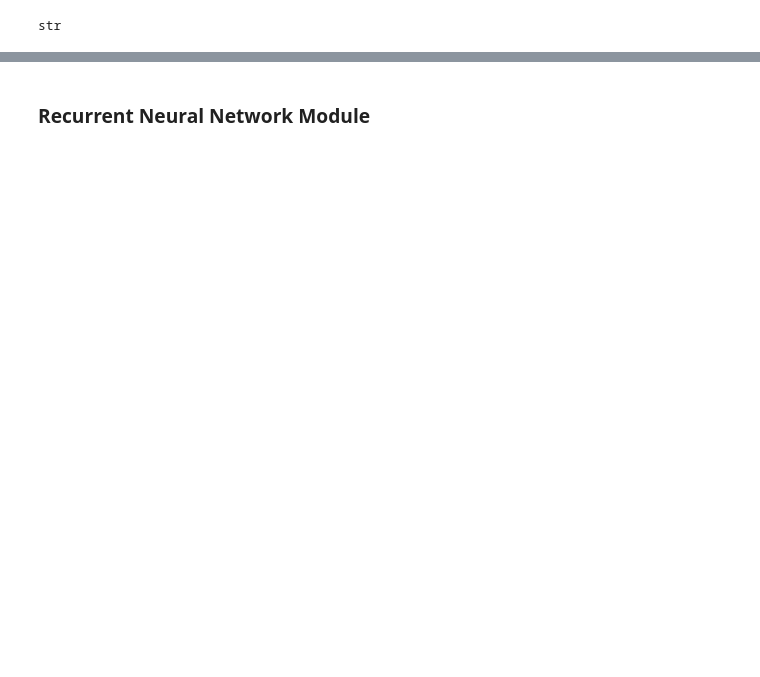
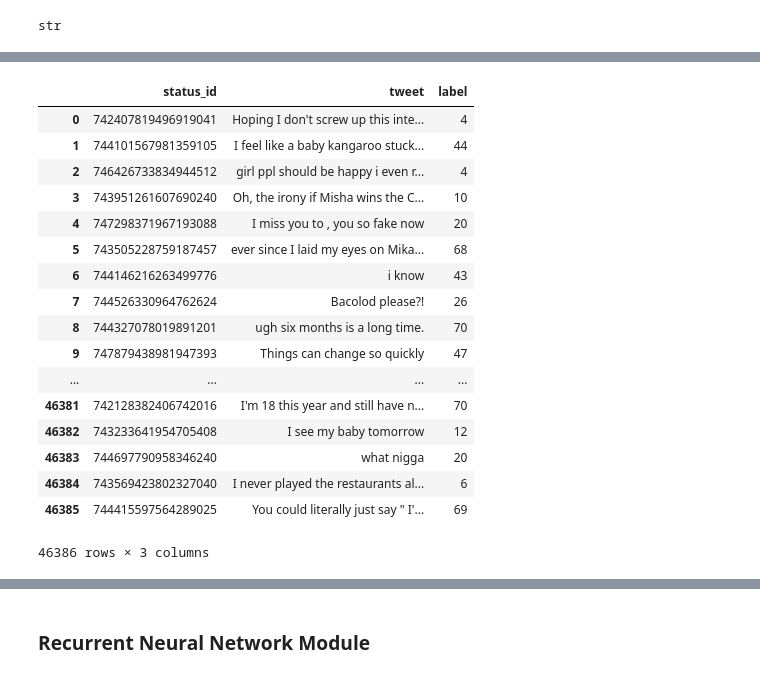
Before and after one commit to mohsenpour/PredictMoji, a Jupyter notebook: Base_Model.ipynb, the cells around one changed output, grey strips where cells are left out. Saved outputs shown, nothing was run; the diff lists cells and outputs as text; code cells hidden in the pictures; blank space fills up the shorter version.

```diff
--- a/Base_Model.ipynb
+++ b/Base_Model.ipynb
@@ -74,2 +80,23 @@ data_set
 # %%
 data_set['label']=data_set['label'].map(mapping)
+# %%
+data_set
+# %% [output]
+|  | status_id | tweet | label |
+| 0 | 742407819496919041 | Hoping I don't screw up this inte... | 4 |
+| 1 | 744101567981359105 | I feel like a baby kangaroo stuck... | 44 |
+| 2 | 746426733834944512 | girl ppl should be happy i even r... | 4 |
+| 3 | 743951261607690240 | Oh, the irony if Misha wins the C... | 10 |
+| 4 | 747298371967193088 | I miss you to , you so fake now | 20 |
+| 5 | 743505228759187457 | ever since I laid my eyes on Mika... | 68 |
+| 6 | 744146216263499776 | i know | 43 |
+| 7 | 744526330964762624 | Bacolod please?! | 26 |
+| 8 | 744327078019891201 | ugh six months is a long time. | 70 |
+| 9 | 747879438981947393 | Things can change so quickly | 47 |
+| ... | ... | ... | ... |
+| 46381 | 742128382406742016 | I'm 18 this year and still have n... | 70 |
+| 46382 | 743233641954705408 | I see my baby tomorrow | 12 |
+| 46383 | 744697790958346240 | what nigga | 20 |
+| 46384 | 743569423802327040 | I never played the restaurants al... | 6 |
+| 46385 | 744415597564289025 | You could literally just say " I'... | 69 |
+46386 rows × 3 columns
```
Also changed, not shown: parts of 17 cells of this notebook.
